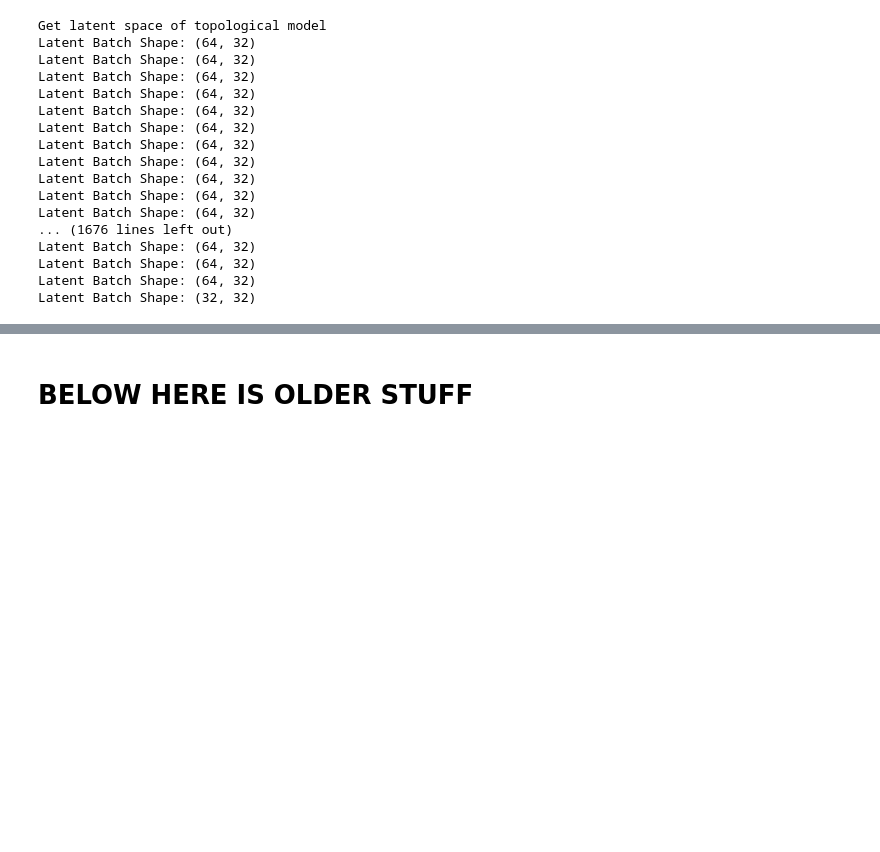
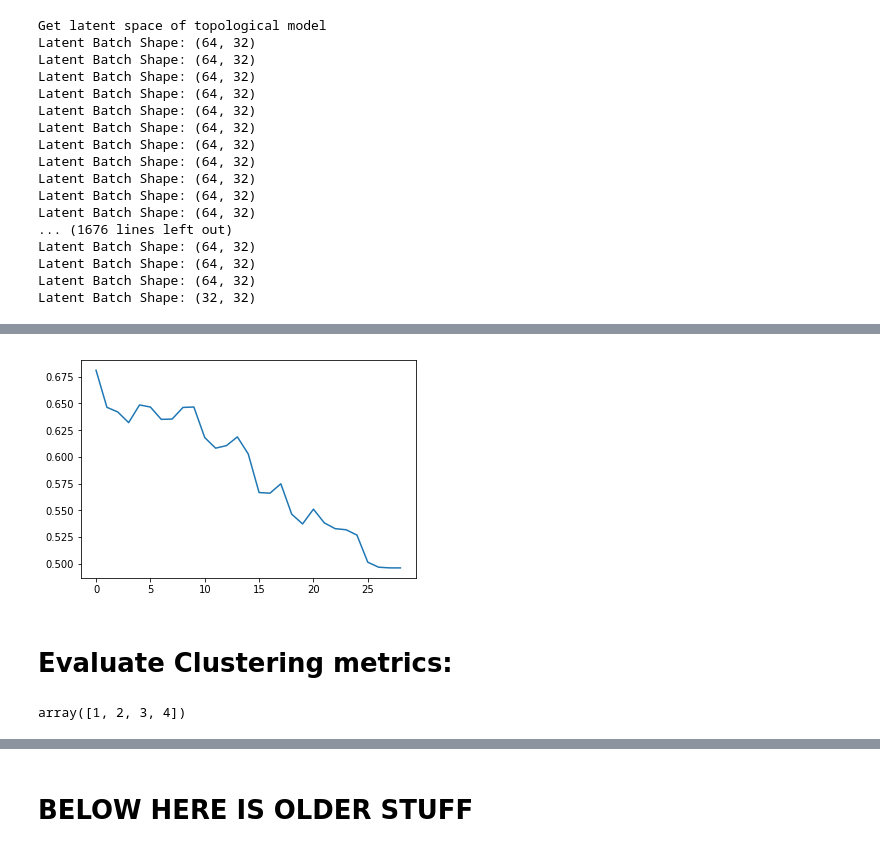
Before and after one commit to BorgwardtLab/topological-autoencoders, a Jupyter notebook: notebooks/Visualize_latent_space_mnist.ipynb, the cells around one changed output, grey strips where cells are left out. Saved outputs shown, nothing was run; the diff lists cells and outputs as text; code cells hidden in the pictures; blank space fills up the shorter version.

Commit message:
added NMI computation of kNN to mnist visualization notebook

```diff
--- a/notebooks/Visualize_latent_space_mnist.ipynb
+++ b/notebooks/Visualize_latent_space_mnist.ipynb
@@ -241,0 +258,41 @@ plotting(X_pca, all_labels[:n_samples], f'PCA Data Space {n_samples} samples')
+# %%
+# Function to retrieve NN label predictions by sequentially including up to k neighbors:
+def get_k_predictions(X, y, k=10):
+    # Loop to get all k neighboring labels for k-resolved label votes:
+    n_neighbors = k
+
+    #determine neighborhood of each sample: #[ n_samples x n_neighbors ]
+    distances, indices = get_k_nb(X, n_neighbors)
+
+    #get labels of neighborhood [ n_samples x n_neighbors-1]  --> we drop the original data point
+    neighboring_labels = y[indices][:,1:]
+
+    #Loop for voting:
+    predicted_labels = np.empty([n_samples, n_neighbors-1])
+    for k in np.arange(n_neighbors-1):
+        for i in np.arange(n_samples):
+            labels = neighboring_labels[i,:k+1]
+            y_pred = make_vote(labels) #predicts most frequent label in current neighborhood
+            predicted_labels[i,k] = y_pred
+    return predicted_labels
+# %%
+from sklearn.metrics.cluster import normalized_mutual_info_score
+
+def get_NMI(k_predictions, y_true):
+    n_neighbors = k_predictions.shape[1]
+    k_NMI = np.zeros(n_neighbors)
+    for k in np.arange(n_neighbors):
+        k_NMI[k] = normalized_mutual_info_score(y_true, k_predictions[:,k], average_method='arithmetic')
+    return k_NMI
+# %%
+k_preds = get_k_predictions(X_pca, used_labels, k=30)
+# %%
+scores = get_NMI(k_preds, used_labels)
+# %%
+plt.figure()
+plt.plot(scores)
+plt.show()
+# %% [output]
+[figure, added]
+# %% [markdown]
+# Evaluate Clustering metrics:
@@ -241,0 +308,4 @@ plotting(X_pca, all_labels[:n_samples], f'PCA Data Space {n_samples} samples')
+# %%
+np.arange(1,5)
+# %% [output]
+array([1, 2, 3, 4])
```
Also changed, not shown: parts of 16 cells of this notebook.
